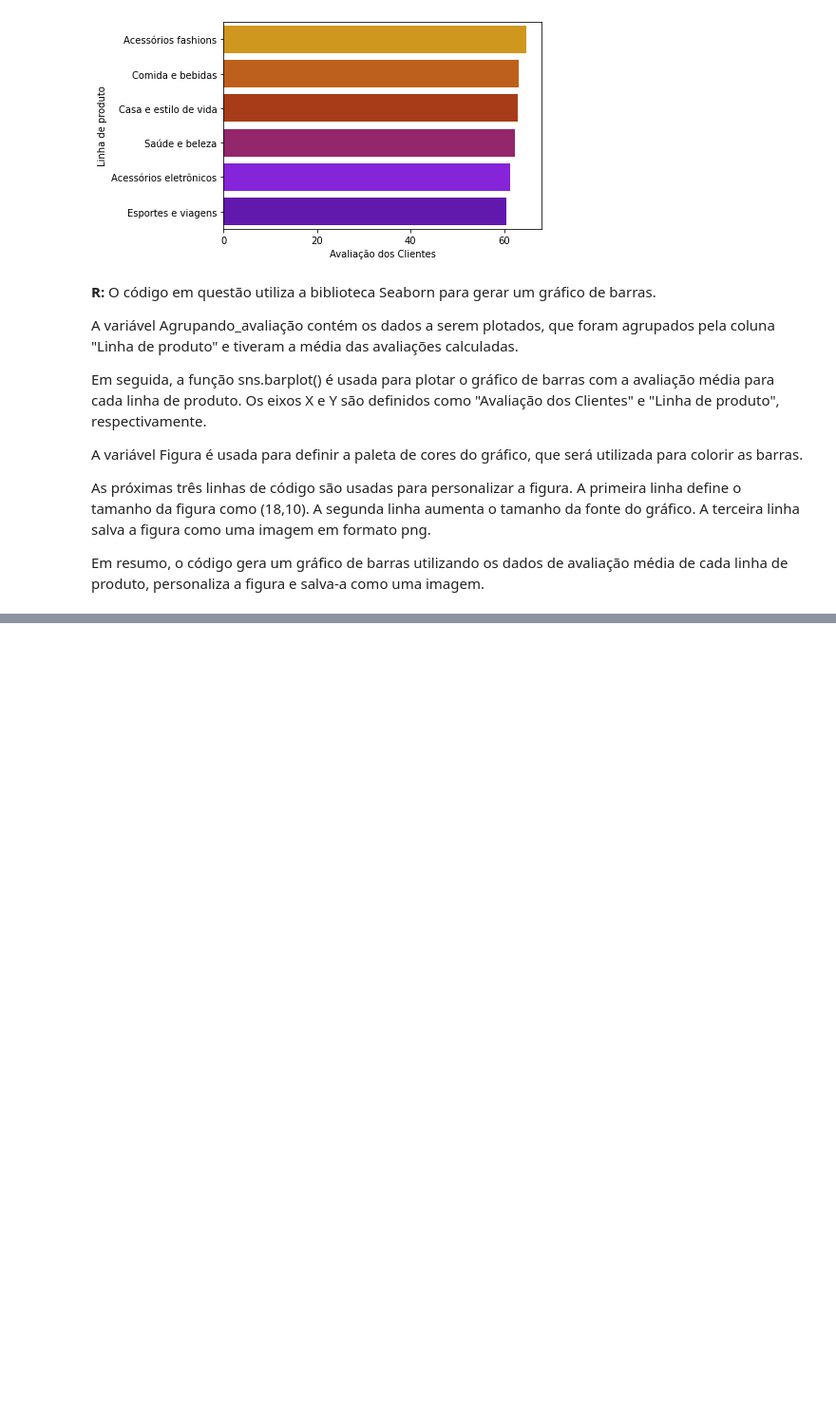
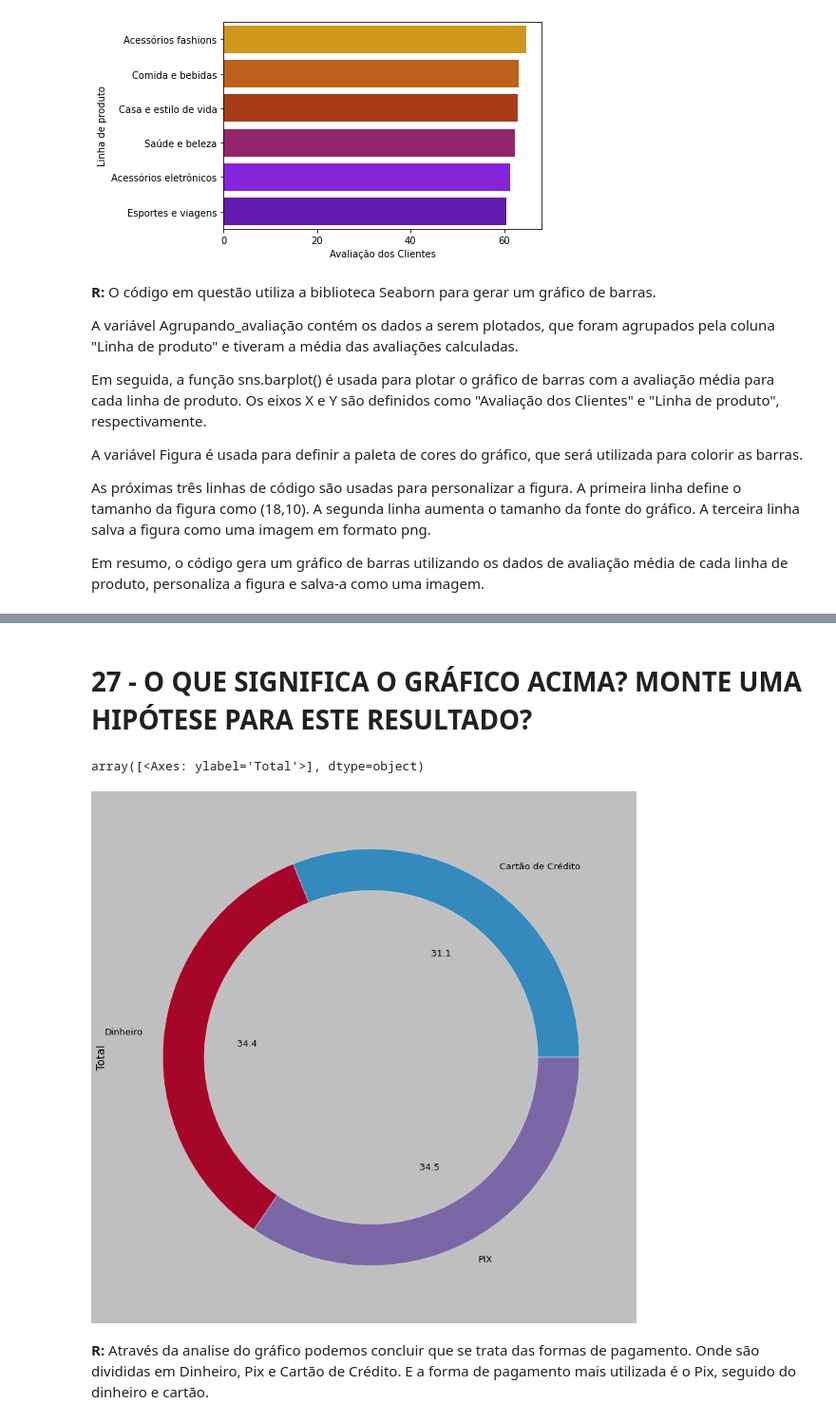
Before and after one commit to viniciusLourenzoni/MineracaoDeDados, a Jupyter notebook: Respostas_Primeira_Analise_de_Dados.ipynb, the cells around one changed output, grey strips where cells are left out. Shown: that part at 95% size. Saved outputs shown, nothing was run; the diff lists cells and outputs as text; code cells hidden in the pictures; blank space fills up the shorter version.

```diff
--- a/Respostas_Primeira_Analise_de_Dados.ipynb
+++ b/Respostas_Primeira_Analise_de_Dados.ipynb
@@ -125,0 +270,4 @@ Em resumo, o código gera um gráfico de barras utilizando os dados de avaliaç
+# %%
+plt.style.use('classic') #Gráfico Clássico
+plt.style.use('bmh') #estilo cores
+df.groupby('Tipo de Cliente').count()['Total'].plot(kind='pie', autopct='%.1f', figsize=(16,12), subplots=True, wedgeprops=dict(width=0.20))
@@ -125,0 +304,4 @@ Em resumo, o código gera um gráfico de barras utilizando os dados de avaliaç
+# %%
+plt.style.use('classic')
+plt.style.use('bmh')
+df.groupby('Pagamento').count()['Total'].plot(kind='pie', autopct='%.1f', figsize=(16,12), subplots=True, wedgeprops=dict(width=0.20))
@@ -125,0 +330,11 @@ Em resumo, o código gera um gráfico de barras utilizando os dados de avaliaç
+# %% [markdown]
+# **27 - O QUE SIGNIFICA O GRÁFICO ACIMA? MONTE UMA HIPÓTESE PARA ESTE RESULTADO?**
+# %%
+plt.style.use('classic')
+plt.style.use('bmh')
+df.groupby('Pagamento').count()['Total'].plot(kind='pie', autopct='%.1f', figsize=(16,12), subplots=True, wedgeprops=dict(width=0.20))
+# %% [output]
+array([<Axes: ylabel='Total'>], dtype=object)
+[figure, added]
+# %% [markdown]
+**R:** Através da analise do gráfico podemos concluir que se trata das formas de pagamento. Onde são divididas em Dinheiro, Pix e Cartão de Crédito. E a forma de pagamento mais utilizada é o Pix, seguido do dinheiro e cartão.
```
Also changed, not shown: parts of 69 cells of this notebook.
